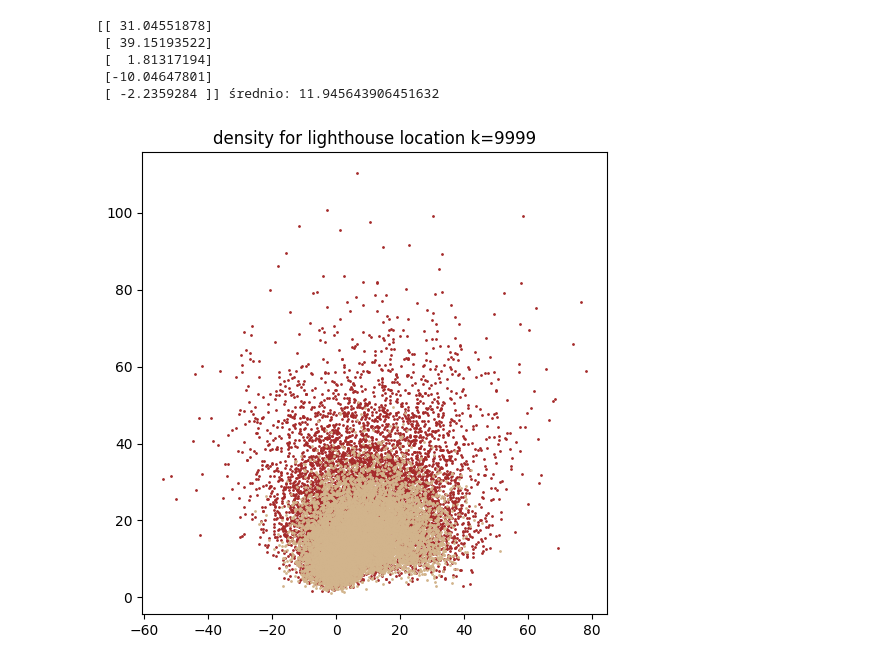
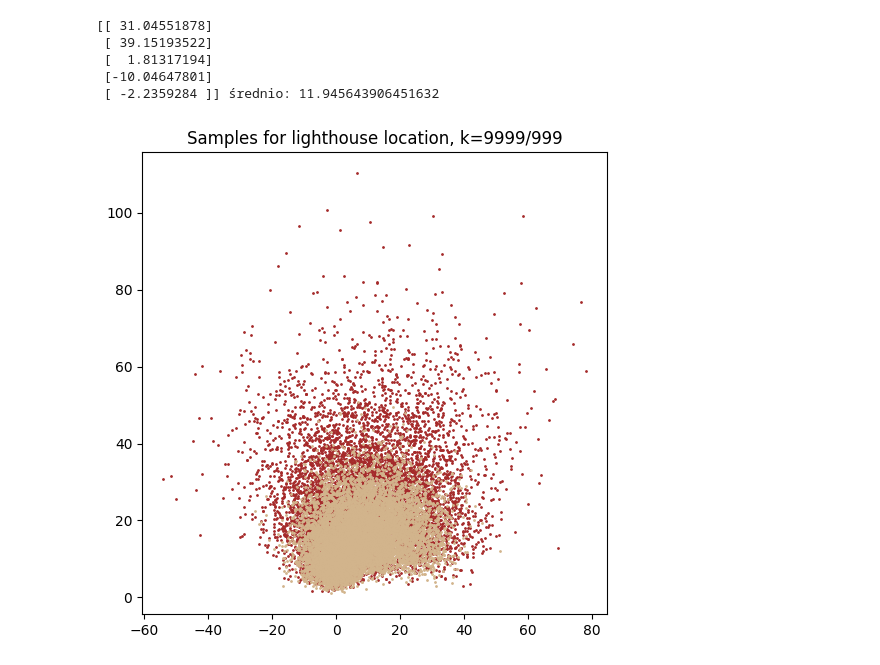
Before and after one commit to GrzegorzAndrzejczak/Programowanie-w-Pythonie, a Jupyter notebook: CASE-lighthouse.ipynb, the cells around one changed output. Cells and saved outputs as stored; diff of their text form; code cells hidden in the pictures.

```diff
--- a/CASE-lighthouse.ipynb
+++ b/CASE-lighthouse.ipynb
@@ -62,28 +53,26 @@ def compute_log_prob(coords):
 # %%
 paths = np.empty((nsteps, nwalkers, ndim), dtype = np.float32)
 np.random.seed(123)
 ab = np.random.rand(nwalkers,ndim)*20
 log_post = log_posterior(*ab.T, D)
 
 for k_ in range(nsteps):
     # ab_ = ab + np.random.randn(nwalkers,ndim)/10     # ok. 0.245...0.18...
     ab_ = ab + np.random.randn(nwalkers,ndim)/3     # !!! był DUŻY BŁĄD: (ndim) - a przecież
                                                     #   każda para zmienia się indywidualnie!
     log_post_ = log_posterior(*ab_.T, D)
     H_ = log_post_ - log_post
     u_ = np.log(np.random.uniform(size=nwalkers))
     where = u_ < H_
-    # ab = ab.copy()
     ab[where] = ab_[where]
-    # log_post = log_post.copy()
     log_post[where] = log_post_[where]
     paths[k_] = ab
 
 _, axn = plt.subplots(1, 1, figsize=(6, 6))
 axn.scatter(*paths[k_].T, s=1, c="brown")
 axn.scatter(*paths[k_//10].T, s=1, c="tan")
 # axs.set_aspect(1)
-axn.set_title(f"density for lighthouse location k={k_}")
+axn.set_title(f"Samples for lighthouse location, k={k_}/{k_//10}")
 plt.show(block=False)
 # %% [output]
-[figure, old version]
+[figure, new version]
```
Also changed, not shown: parts of 6 cells of this notebook.
